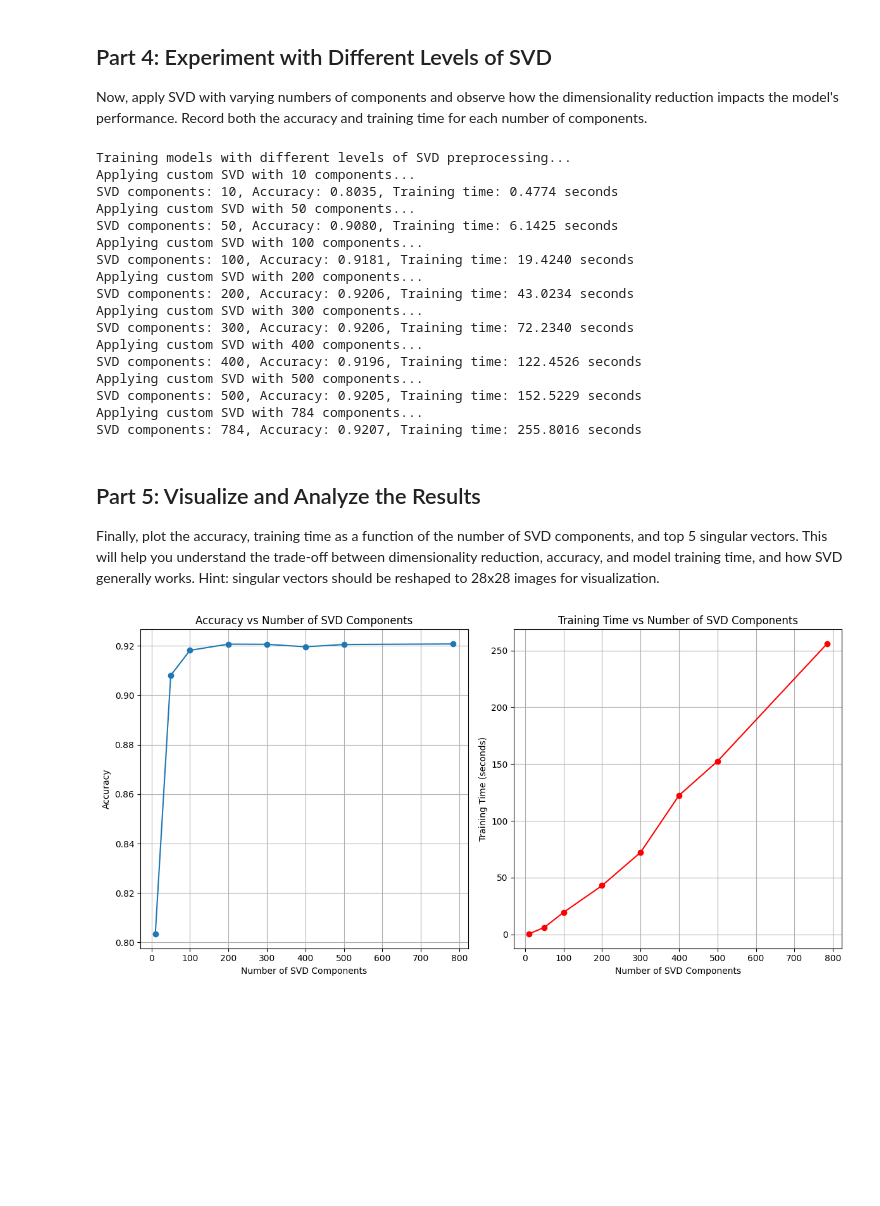
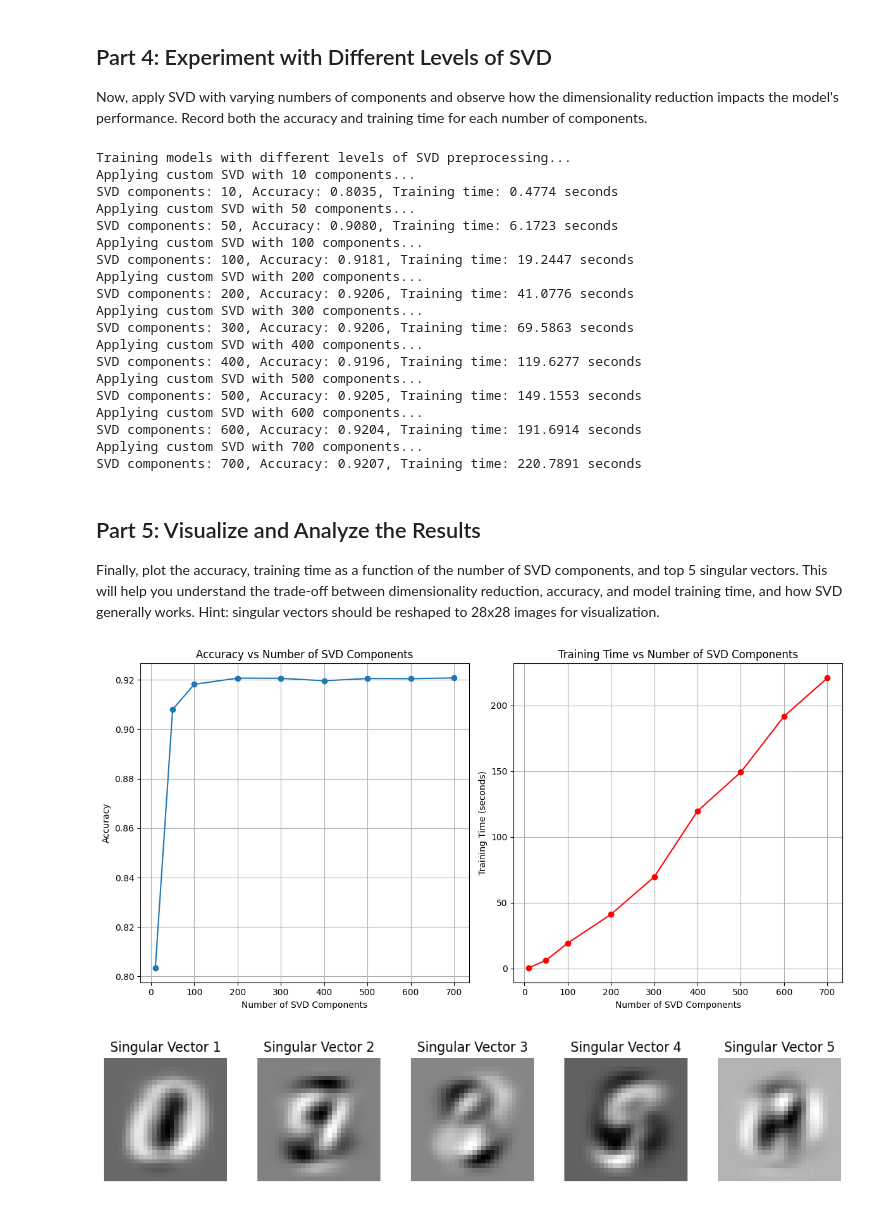
Before and after one commit to seanliu25/swliu-assignment-3, a Jupyter notebook: assignment3.ipynb, the cells around one changed output. Drawn from its saved outputs; the diff is of its cells as text; code cells hidden in the pictures; blank space fills up the shorter version.

```diff
--- a/assignment3.ipynb
+++ b/assignment3.ipynb
@@ -72,7 +72,8 @@ def apply_svd_custom(X_train, X_test, n_components):
     X_train_reduced = np.dot(X_train_centered, selected_eigenvectors)
     X_test_reduced = np.dot(X_test_centered, selected_eigenvectors)
 
-    return X_train_reduced, X_test_reduced
+    # Return the reduced data and eigenvectors for visualization
+    return X_train_reduced, X_test_reduced, eigenvectors
 # %% [markdown]
 ## Part 3: Train Logistic Regression and Measure Performance
 # %%
@@ -94,18 +95,19 @@ def train_logistic_regression(X_train, y_train, X_test, y_test):
 
 Now, apply SVD with varying numbers of components and observe how the dimensionality reduction impacts the model's performance. Record both the accuracy and training time for each number of components.
 # %%
+
 # Ensure the results list is defined
 results = []
 
 # Experiment with different levels of SVD
-svd_components = [10, 50, 100, 200, 300, 400, 500, 784]  # List of SVD components to experiment with
+svd_components = [10, 50, 100, 200, 300, 400, 500, 600, 700]
 
 print("Training models with different levels of SVD preprocessing...")
 for n_components in svd_components:
     print(f"Applying custom SVD with {n_components} components...")
 
-    # Apply custom SVD to the training and test sets
-    X_train_svd, X_test_svd = apply_svd_custom(X_train, X_test, n_components)
+    # Apply custom SVD to the training and test sets, getting three outputs
+    X_train_svd, X_test_svd, eigenvectors = apply_svd_custom(X_train, X_test, n_components)
 
     # Train the logistic regression model and measure accuracy and training time
     accuracy, training_time = train_logistic_regression(X_train_svd, y_train, X_test_svd, y_test)
@@ -124,19 +126,21 @@ Training models with different levels of SVD preprocessing...
 Applying custom SVD with 10 components...
 SVD components: 10, Accuracy: 0.8035, Training time: 0.4774 seconds
 Applying custom SVD with 50 components...
-SVD components: 50, Accuracy: 0.9080, Training time: 6.1425 seconds
+SVD components: 50, Accuracy: 0.9080, Training time: 6.1723 seconds
 Applying custom SVD with 100 components...
-SVD components: 100, Accuracy: 0.9181, Training time: 19.4240 seconds
+SVD components: 100, Accuracy: 0.9181, Training time: 19.2447 seconds
 Applying custom SVD with 200 components...
-SVD components: 200, Accuracy: 0.9206, Training time: 43.0234 seconds
+SVD components: 200, Accuracy: 0.9206, Training time: 41.0776 seconds
 Applying custom SVD with 300 components...
-SVD components: 300, Accuracy: 0.9206, Training time: 72.2340 seconds
+SVD components: 300, Accuracy: 0.9206, Training time: 69.5863 seconds
 Applying custom SVD with 400 components...
-SVD components: 400, Accuracy: 0.9196, Training time: 122.4526 seconds
+SVD components: 400, Accuracy: 0.9196, Training time: 119.6277 seconds
 Applying custom SVD with 500 components...
-SVD components: 500, Accuracy: 0.9205, Training time: 152.5229 seconds
-Applying custom SVD with 784 components...
-SVD components: 784, Accuracy: 0.9207, Training time: 255.8016 seconds
+SVD components: 500, Accuracy: 0.9205, Training time: 149.1553 seconds
+Applying custom SVD with 600 components...
+SVD components: 600, Accuracy: 0.9204, Training time: 191.6914 seconds
+Applying custom SVD with 700 components...
+SVD components: 700, Accuracy: 0.9207, Training time: 220.7891 seconds
 # %% [markdown]
 ## Part 5: Visualize and Analyze the Results
 
@@ -157,34 +161,37 @@ def plot_svd_results(results):
     plt.xlabel('Number of SVD Components')
     plt.ylabel('Accuracy')
     plt.title('Accuracy vs Number of SVD Components')
     plt.grid(True)
 
     # Plot training time
     plt.subplot(1, 2, 2)
     plt.plot(n_components, training_time, marker='o', color='r', label='Training Time')
     plt.xlabel('Number of SVD Components')
     plt.ylabel('Training Time (seconds)')
     plt.title('Training Time vs Number of SVD Components')
     plt.grid(True)
 
     plt.tight_layout()
     plt.show()
 
 # Plot the results
 plot_svd_results(results)
 
 # Function to visualize the top 5 singular vectors (reshape them to 28x28 images)
 def visualize_singular_vectors(eigenvectors):
     plt.figure(figsize=(10, 2))
     for i in range(5):
         plt.subplot(1, 5, i+1)
         plt.imshow(eigenvectors[:, i].reshape(28, 28), cmap='gray')
         plt.title(f'Singular Vector {i+1}')
         plt.axis('off')
     plt.tight_layout()
     plt.show()
+
+visualize_singular_vectors(eigenvectors)
 # %% [output]
-[figure, old version]
+[figure, new version]
+[figure, added]
 # %% [markdown]
 ## Part 6: Analyze / Conclusion
 
```
Also changed, not shown: parts of 1 cell of this notebook.
